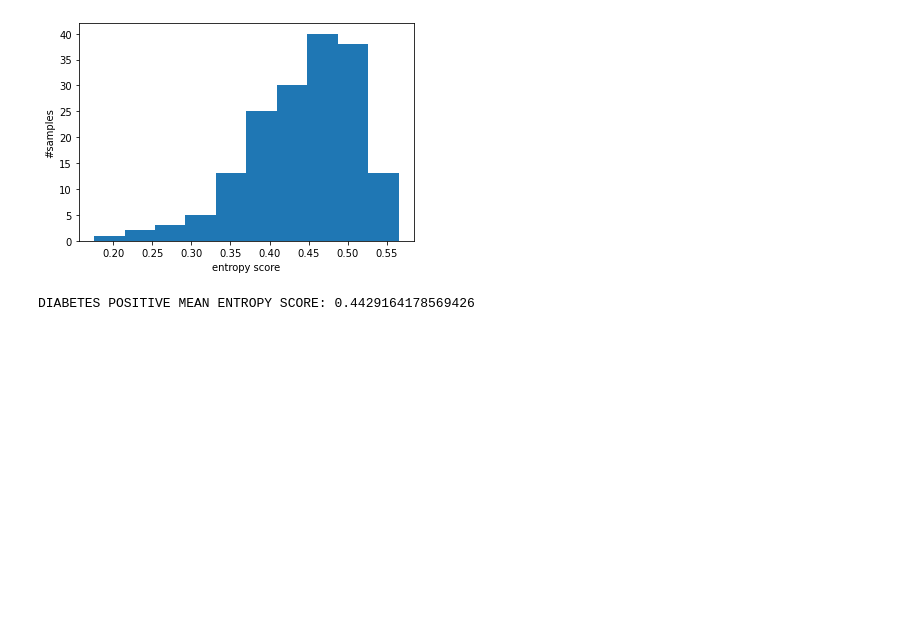
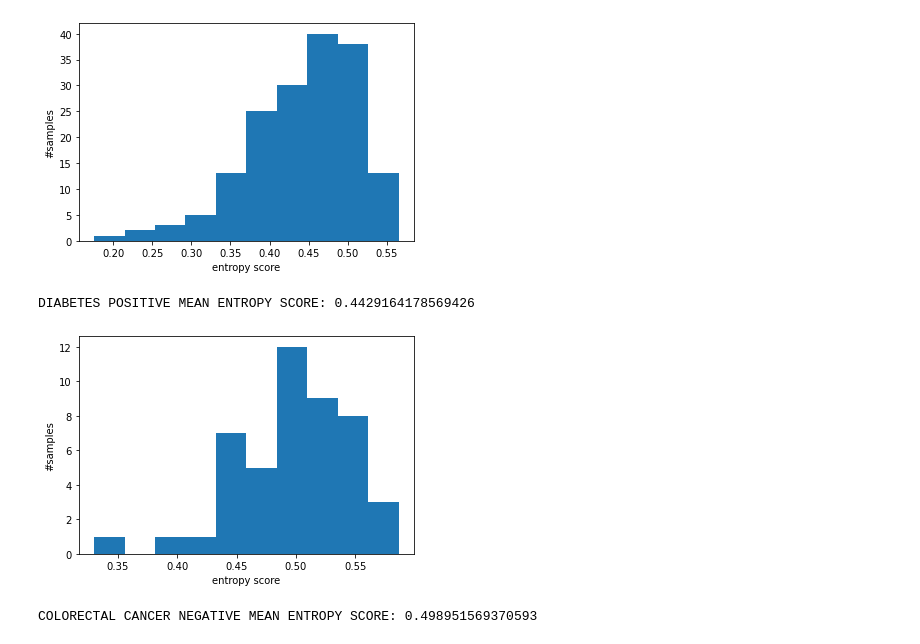
Before and after one commit to mangoflavoured/mangoflavoured.github.io, a Jupyter notebook: mmgraph_test.ipynb, the cells around one changed output. Cells and saved outputs as stored; diff of their text form; code cells hidden in the pictures; blank space fills up the shorter version.

Commit message:
entropy test 2

```diff
--- a/mmgraph_test.ipynb
+++ b/mmgraph_test.ipynb
@@ -335,3 +329,30 @@ print("DIABETES POSITIVE MEAN ENTROPY SCORE: {}".format(np.mean(entropy_list[1])
 # %% [output]
 [figure]
 DIABETES POSITIVE MEAN ENTROPY SCORE: 0.4429164178569426
+# %%
+def entropy_calculator(df):
+    label_neg = df.loc[df["Y@label"] == 0].filter(regex = "^X@")
+    label_pos = df.loc[df["Y@label"] == 1].filter(regex = "^X@")
+
+    entropy_list = [] #[[neg_ent], [pos_ent]]
+
+    for dataframe in [label_neg, label_pos]:
+        entropy_sublist = []
+        for idx, row in dataframe.iterrows():
+            row_ent = entropy(row)/np.log(len(label_neg.columns.tolist())) #scaling
+            entropy_sublist.append(row_ent)
+        entropy_list.append(entropy_sublist)
+
+    return entropy_list
+
+col_abundance = pd.read_csv(f"{ROOT_PATH}/data/mm-graph/Colorectal_Abundance_Profile.csv")
+col_ent = entropy_calculator(col_abundance)
+# %%
+plt.hist(col_ent[0], 10)
+plt.xlabel("entropy score")
+plt.ylabel("#samples")
+plt.show()
+print("COLORECTAL CANCER NEGATIVE MEAN ENTROPY SCORE: {}".format(np.mean(col_ent[0])))
+# %% [output]
+[figure, added]
+COLORECTAL CANCER NEGATIVE MEAN ENTROPY SCORE: 0.498951569370593
```
Also changed, not shown: parts of 2 cells of this notebook.
